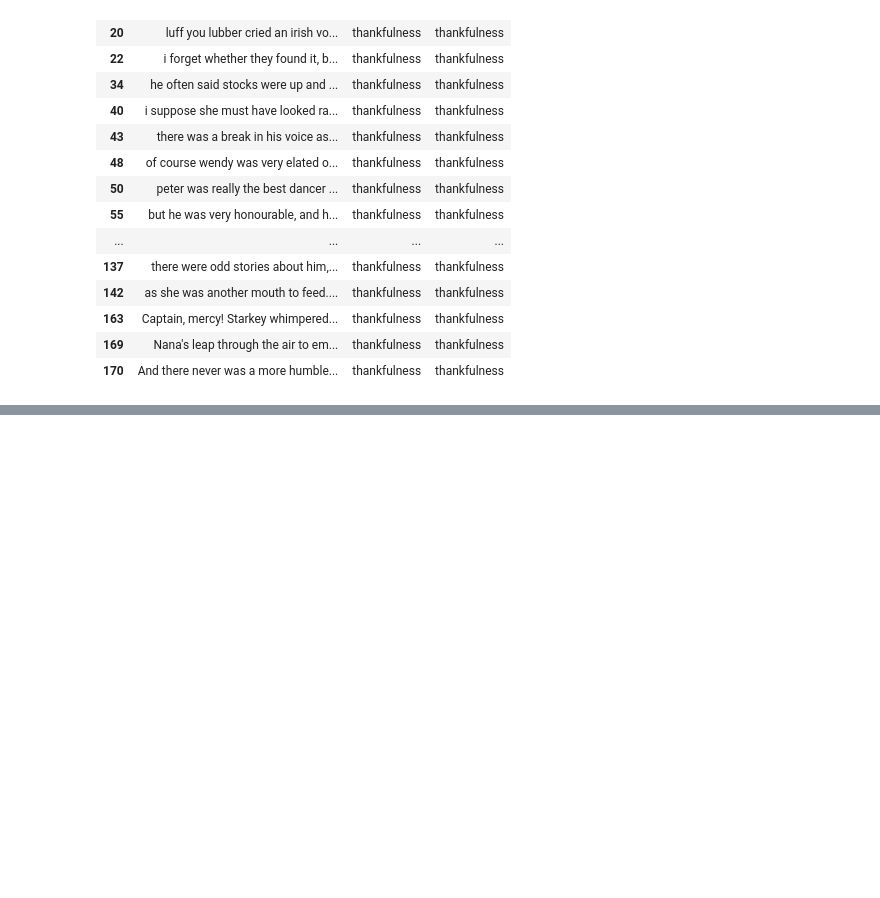
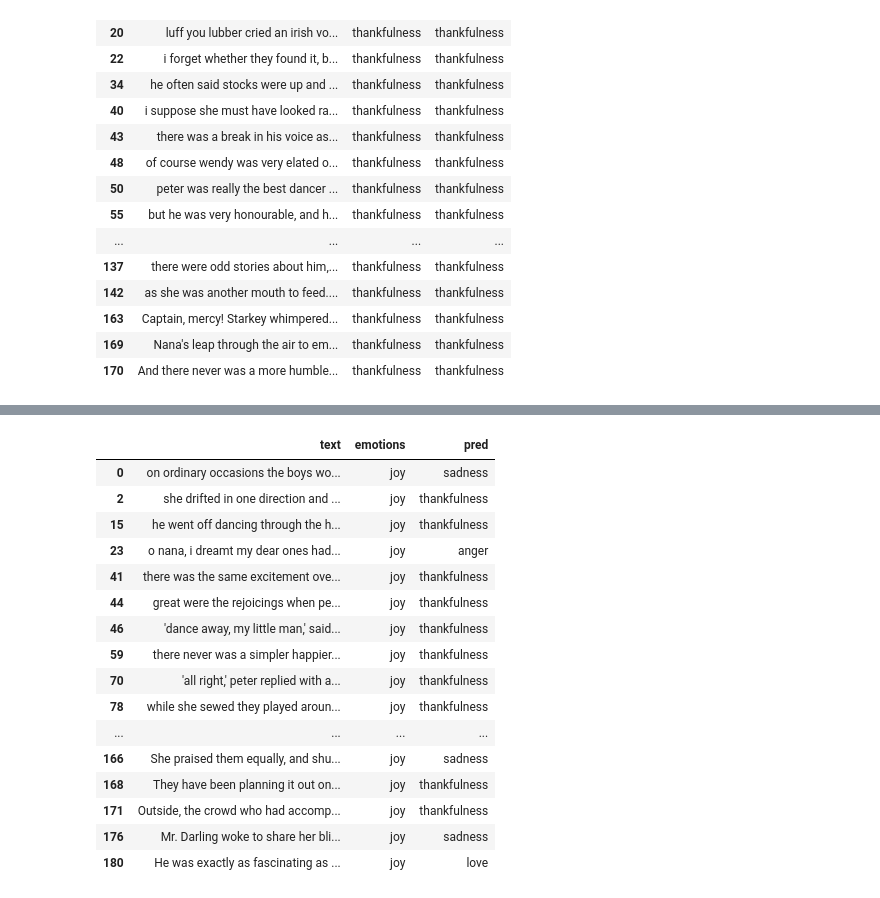
Before and after one commit to vinitshah24/Emotions-Detection-Text-RNN, a Jupyter notebook: peter_pan_emotions_thres_0.6.ipynb, the cells around one changed output, grey strips where cells are left out. Cells and saved outputs as stored; diff of their text form; code cells hidden in the pictures; blank space fills up the shorter version.

```diff
--- a/peter_pan_emotions_thres_0.6.ipynb
+++ b/peter_pan_emotions_thres_0.6.ipynb
@@ -474,0 +512,22 @@ missed
+# %%
+joy_missed = final_df.loc[final_df['emotions'] == "joy"]
+joy_missed = joy_missed[["text", "emotions", "pred"]]
+joy_missed
+# %% [output]
+|  | text | emotions | pred |
+| 0 | on ordinary occasions the boys wo... | joy | sadness |
+| 2 | she drifted in one direction and ... | joy | thankfulness |
+| 15 | he went off dancing through the h... | joy | thankfulness |
+| 23 | o nana, i dreamt my dear ones had... | joy | anger |
+| 41 | there was the same excitement ove... | joy | thankfulness |
+| 44 | great were the rejoicings when pe... | joy | thankfulness |
+| 46 | 'dance away, my little man,' said... | joy | thankfulness |
+| 59 | there never was a simpler happier... | joy | thankfulness |
+| 70 | 'all right,' peter replied with a... | joy | thankfulness |
+| 78 | while she sewed they played aroun... | joy | thankfulness |
+| ... | ... | ... | ... |
+| 166 | She praised them equally, and shu... | joy | sadness |
+| 168 | They have been planning it out on... | joy | thankfulness |
+| 171 | Outside, the crowd who had accomp... | joy | thankfulness |
+| 176 | Mr. Darling woke to share her bli... | joy | sadness |
+| 180 | He was exactly as fascinating as ... | joy | love |
```
Also changed, not shown: parts of 8 cells of this notebook, 2 other files.
